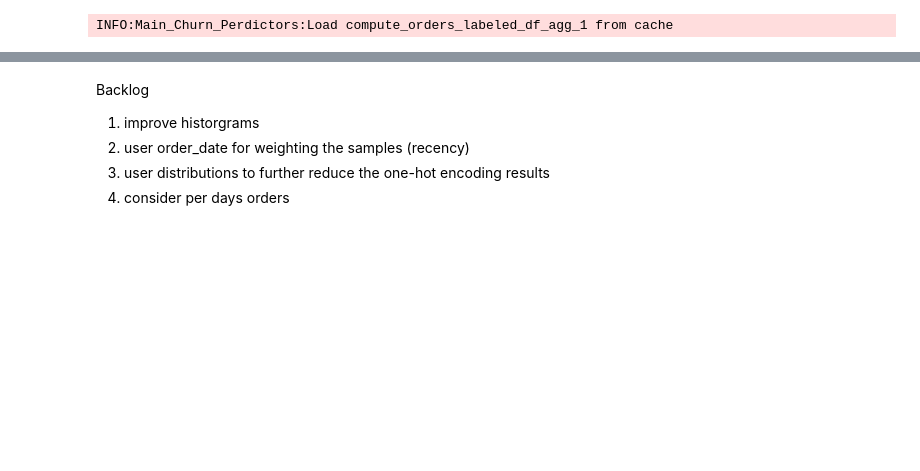
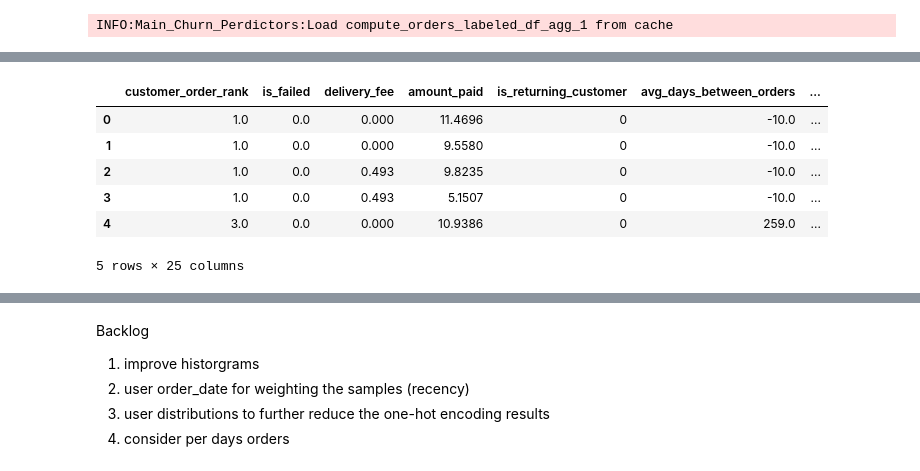
Before and after one commit to mbaddar1/task012021, a Jupyter notebook: nb/Churn-Prediction.ipynb, the cells around one changed output, grey strips where cells are left out. Cells and saved outputs as stored; diff of their text form; code cells hidden in the pictures; blank space fills up the shorter version.

Commit message:
added one hot encoding

```diff
--- a/nb/Churn-Prediction.ipynb
+++ b/nb/Churn-Prediction.ipynb
@@ -294,0 +328,3 @@ def remove_outliers_quantiles(df,columns,q=0.95):
+# %%
+# one hot encoding for categorical variables
+orders_labeled_df_agg_filtered_upsampled_1.drop(columns=['customer_id'],inplace=True)
@@ -294,0 +333,6 @@ def remove_outliers_quantiles(df,columns,q=0.95):
+# %%
+orders_labeled_df_agg_filtered_upsampled_1['payment_id'] = \
+    orders_labeled_df_agg_filtered_upsampled_1['payment_id'].astype(str)
+orders_labeled_df_agg_filtered_upsampled_1['platform_id'] = \
+    orders_labeled_df_agg_filtered_upsampled_1['platform_id'].astype(str)
+orders_labeled_df_agg_filtered_upsampled_1.dtypes
@@ -294,0 +350,3 @@ def remove_outliers_quantiles(df,columns,q=0.95):
+# %%
+one_hot_encoding_df = pd.get_dummies(orders_labeled_df_agg_filtered_upsampled_1[['payment_id','platform_id']])
+one_hot_encoding_df.head()
@@ -294,0 +360,13 @@ def remove_outliers_quantiles(df,columns,q=0.95):
+# %%
+orders_labeled_df_agg_filtered_upsampled_1.drop(columns=['payment_id','platform_id'],inplace=True)
+# %%
+orders_labeled_df_agg_filtered_upsampled_features_1 = pd.concat([orders_labeled_df_agg_filtered_upsampled_1,one_hot_encoding_df],axis='columns',ignore_index=False)
+orders_labeled_df_agg_filtered_upsampled_features_1.head()
+# %% [output]
+|  | customer_order_rank | is_failed | delivery_fee | amount_paid | is_returning_customer | avg_days_between_orders | ... |
+| 0 | 1.0 | 0.0 | 0.000 | 11.4696 | 0 | -10.0 | ... |
+| 1 | 1.0 | 0.0 | 0.000 | 9.5580 | 0 | -10.0 | ... |
+| 2 | 1.0 | 0.0 | 0.493 | 9.8235 | 0 | -10.0 | ... |
+| 3 | 1.0 | 0.0 | 0.493 | 5.1507 | 0 | -10.0 | ... |
+| 4 | 3.0 | 0.0 | 0.000 | 10.9386 | 0 | 259.0 | ... |
+5 rows × 25 columns
```
Also changed, not shown: parts of 26 cells of this notebook.
